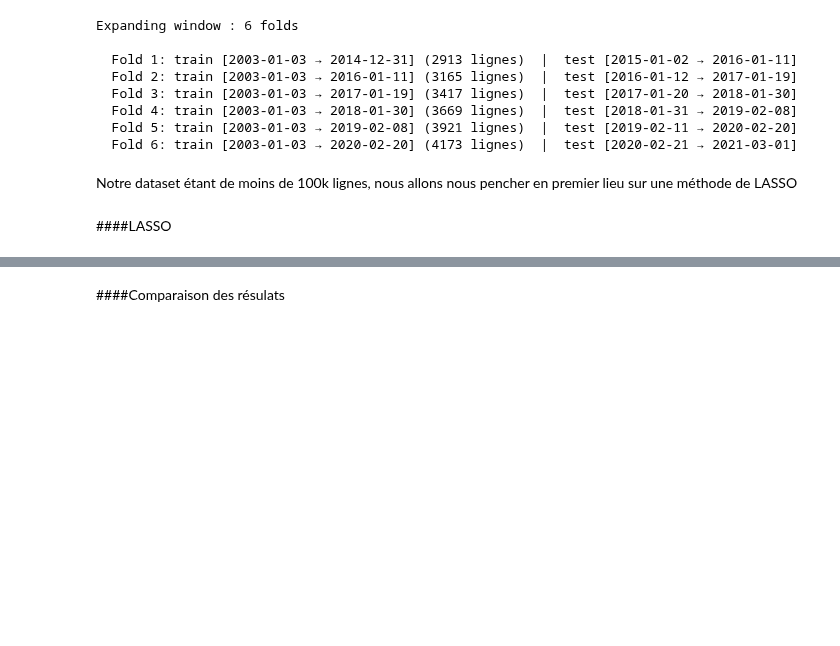
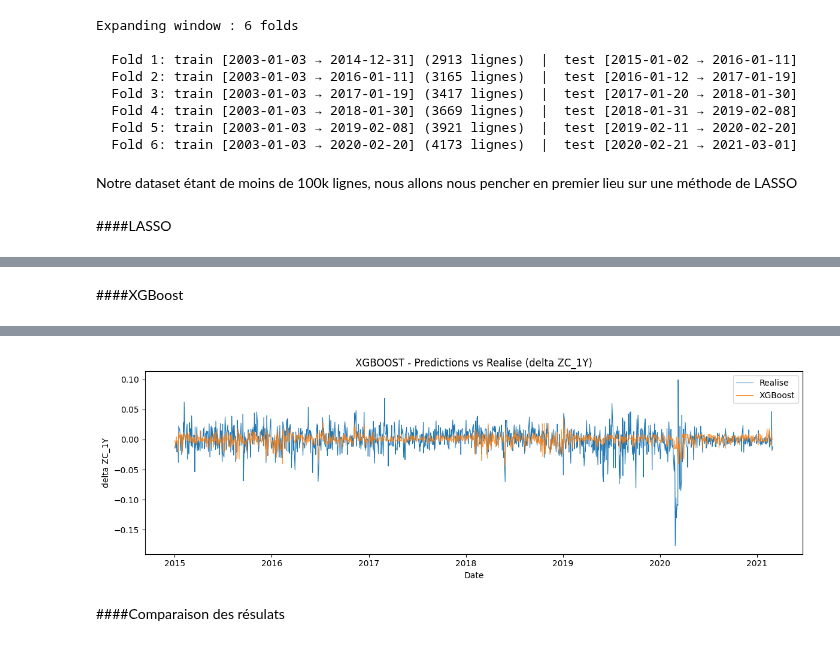
Before and after one commit to JibeyJB/Projet-DATA, a Jupyter notebook: Projet_DATA.ipynb, the cells around one changed output, grey strips where cells are left out. Cells and saved outputs as stored; diff of their text form; code cells hidden in the pictures; blank space fills up the shorter version.

```diff
--- a/Projet_DATA.ipynb
+++ b/Projet_DATA.ipynb
@@ -1040,0 +1120,77 @@ Notre dataset étant de moins de 100k lignes, nous allons nous pencher en premie
+# %% [markdown]
+####XGBoost
+# %%
+# ============================================================
+# ÉTAPE 3 : XGBOOST SUR EXPANDING WINDOW
+# ============================================================
+
+!pip -q install xgboost
+from xgboost import XGBRegressor
+from sklearn.model_selection import GridSearchCV, TimeSeriesSplit
+
+xgb_results = []
+xgb_preds_all = []
+
+param_grid = {
+    "n_estimators": [100, 300, 500],
+    "max_depth": [3, 5, 7],
+    "learning_rate": [0.01, 0.05, 0.1]
+}
+
+for k, (train_idx, test_idx) in enumerate(folds):
+    X_tr = X_diff.iloc[train_idx]
+    X_te = X_diff.iloc[test_idx]
+    y_tr = Y_diff.iloc[train_idx].values.ravel()
+    y_te = Y_diff.iloc[test_idx].values.ravel()
+
+    # GridSearchCV
+    xgb = XGBRegressor(random_state=42, verbosity=0)
+    gs = GridSearchCV(
+        xgb,
+        param_grid,
+        cv=TimeSeriesSplit(n_splits=5),
+        scoring="neg_mean_squared_error",
+        n_jobs=-1
+    )
+    gs.fit(X_tr, y_tr)
+    y_pred = gs.predict(X_te)
+
+    rmse = np.sqrt(mean_squared_error(y_te, y_pred))
+    r2 = r2_score(y_te, y_pred)
+
+    xgb_results.append({
+        "Fold": k + 1,
+        "Train": f"{df_diff.index[train_idx[0]].date()} -> {df_diff.index[train_idx[-1]].date()}",
+        "Test": f"{df_diff.index[test_idx[0]].date()} -> {df_diff.index[test_idx[-1]].date()}",
+        "RMSE": round(rmse, 6),
+        "R2": round(r2, 4),
+        "Best_params": gs.best_params_
+    })
+
+    xgb_preds_all.append(pd.DataFrame({
+        "date": df_diff.index[test_idx],
+        "y_true": y_te,
+        "y_pred": y_pred
+    }))
+
+    print(f"Fold {k+1} done | RMSE={rmse:.6f} | R2={r2:.4f} | {gs.best_params_}")
+
+# Tableau recap
+df_xgb_res = pd.DataFrame(xgb_results)
+print("\nXGBOOST - Resultats par fold")
+print(df_xgb_res[["Fold", "Train", "Test", "RMSE", "R2"]].to_string(index=False))
+
+# Concat predictions
+df_xgb_preds = pd.concat(xgb_preds_all, ignore_index=True)
+
+# Graphique
+plt.figure(figsize=(12, 4))
+plt.plot(df_xgb_preds["date"], df_xgb_preds["y_true"], label="Realise", linewidth=0.8)
+plt.plot(df_xgb_preds["date"], df_xgb_preds["y_pred"], label="XGBoost", linewidth=0.8, alpha=0.8)
+plt.title("XGBOOST - Predictions vs Realise (delta ZC_1Y)")
+plt.xlabel("Date")
+plt.ylabel("delta ZC_1Y")
+plt.legend()
+plt.tight_layout()
+plt.show()
+# %% [output]
@@ -1041,2 +1212,3 @@ Notre dataset étant de moins de 100k lignes, nous allons nous pencher en premie
+[figure, added]
 # %% [markdown]
 ####Comparaison des résulats
```
Also changed, not shown: parts of 10 cells of this notebook.
